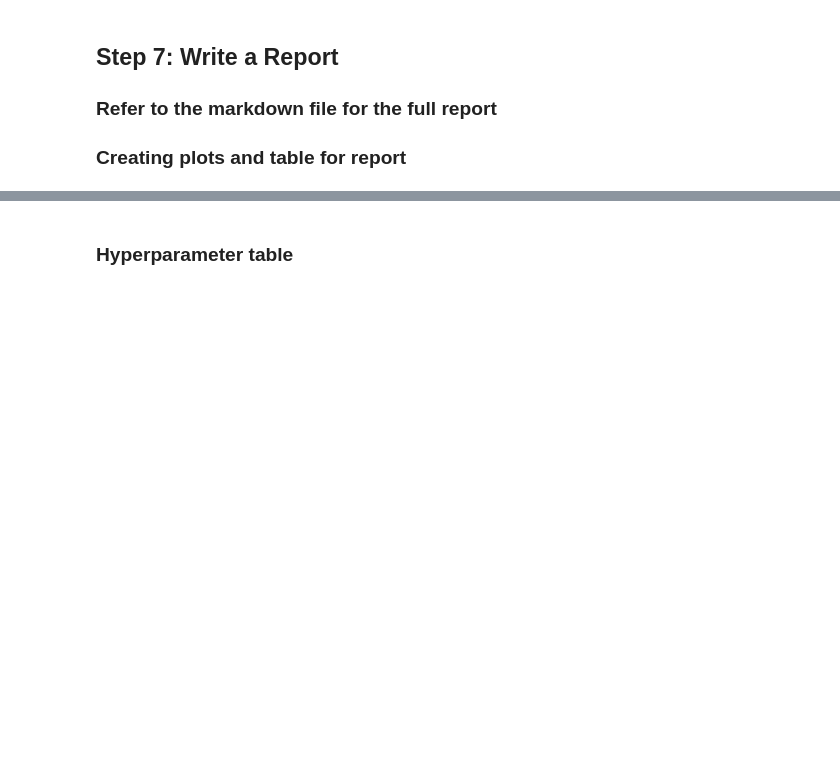
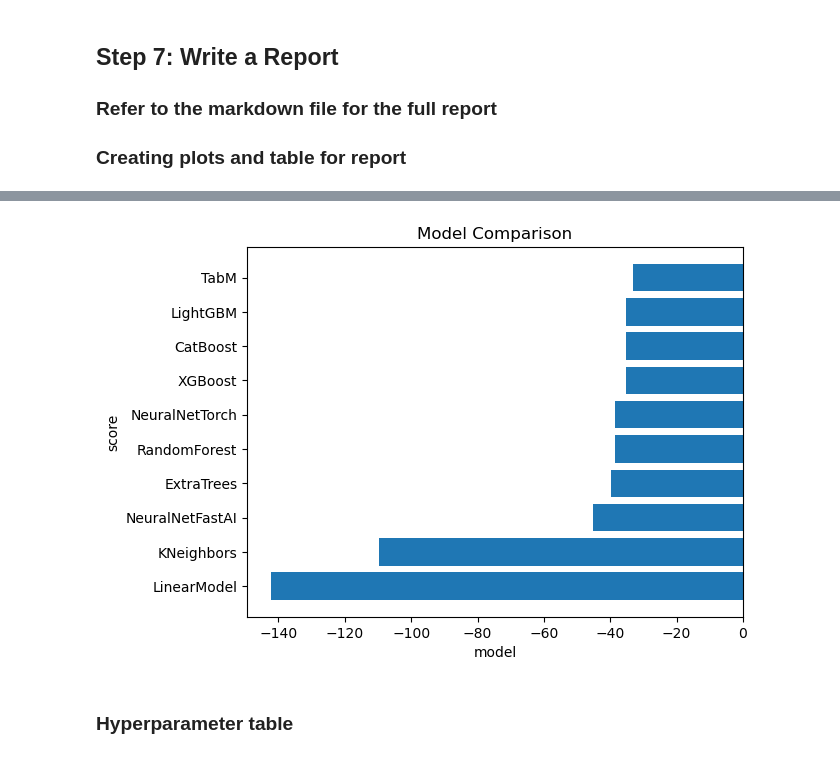
Before and after one commit to MouMike/Bike-Sharing-Demand, a Jupyter notebook: project/project-template.ipynb, the cells around one changed output, grey strips where cells are left out. Cells and saved outputs as stored; diff of their text form; code cells hidden in the pictures; blank space fills up the shorter version.

Commit message:
Add model comparison

```diff
--- a/project/project-template.ipynb
+++ b/project/project-template.ipynb
@@ -744,3 +1999,14 @@ fig = pd.DataFrame(
     }
 ).plot(x="eval_metric", y="score", figsize=(8, 6)).get_figure()
 fig.savefig('model_test_score.png')
+# %%
+# Summary of results for individual algorithms
+results = {
+    "Model_Name": ["LightGBM","CatBoost","XGBoost","TabM","RandomForest",
+                   "ExtraTrees","KNeighbors","LinearModel","NeuralNetTorch","NeuralNetFastAI"],
+    "Model_Score": [-35.130899,-35.210942,-35.246729,-33.169754,-38.647406,
+                    -39.759523,-109.739422,-142.359675,-38.500403,-45.227535],
+}
+
+results_df = pd.DataFrame(results)
+print(results_df)
@@ -747,3 +2025,18 @@ fig.savefig('model_test_score.png')
+# %%
+# Create a plot to compare model scores
+sort_results = results_df.sort_values(by = "Model_Score")
+plt.barh(sort_results["Model_Name"], sort_results["Model_Score"])
+plt.savefig('model_comparison.png')
+
+# Add labels and a title
+plt.xlabel('model')
+plt.ylabel('score')
+plt.title('Model Comparison')
+
+# Display the chart
+plt.show()
+# %% [output]
+[figure, added]
 # %% [markdown]
 ### Hyperparameter table
 # %%
```
Also changed, not shown: parts of 60 cells of this notebook.
